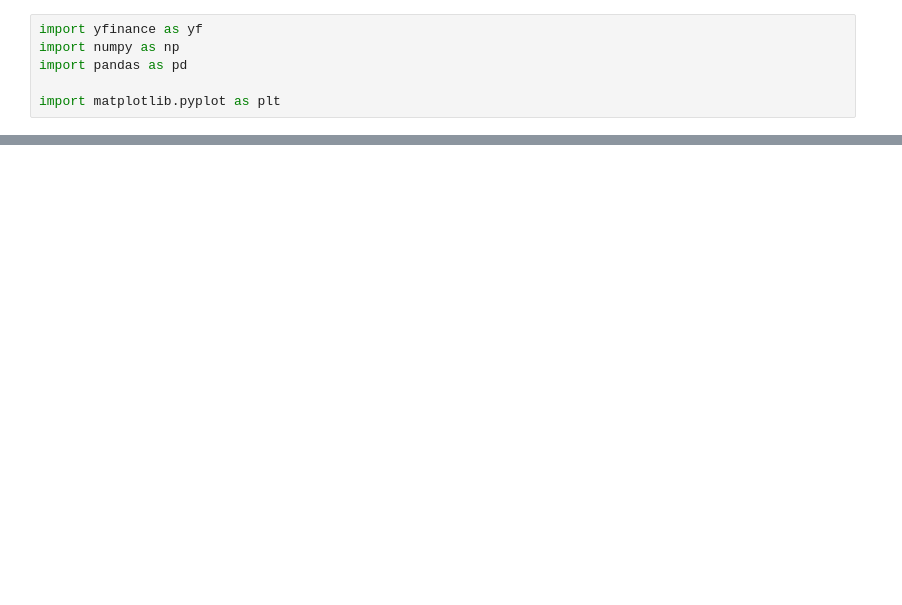
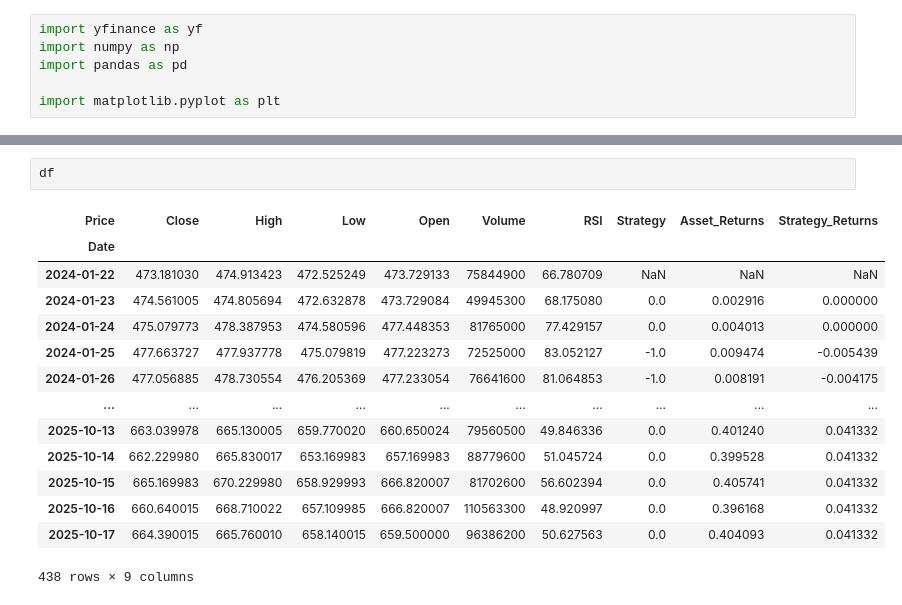
Before and after one commit to Bruhoffer/talearning, a Jupyter notebook: RSI.ipynb, the cells around one changed output, grey strips where cells are left out. Saved outputs shown, nothing was run; the diff lists cells and outputs as text; blank space fills up the shorter version.

```diff
--- a/RSI.ipynb
+++ b/RSI.ipynb
@@ -56,0 +80,17 @@ main()
+# %%
+df
+# %% [output]
+| Price | Close | High | Low | Open | Volume | RSI | Strategy | Asset_Returns | Strategy_Returns |
+| Date |  |  |  |  |  |  |  |  |  |
+| 2024-01-22 | 473.181030 | 474.913423 | 472.525249 | 473.729133 | 75844900 | 66.780709 | NaN | NaN | NaN |
+| 2024-01-23 | 474.561005 | 474.805694 | 472.632878 | 473.729084 | 49945300 | 68.175080 | 0.0 | 0.002916 | 0.000000 |
+| 2024-01-24 | 475.079773 | 478.387953 | 474.580596 | 477.448353 | 81765000 | 77.429157 | 0.0 | 0.004013 | 0.000000 |
+| 2024-01-25 | 477.663727 | 477.937778 | 475.079819 | 477.223273 | 72525000 | 83.052127 | -1.0 | 0.009474 | -0.005439 |
+| 2024-01-26 | 477.056885 | 478.730554 | 476.205369 | 477.233054 | 76641600 | 81.064853 | -1.0 | 0.008191 | -0.004175 |
+| ... | ... | ... | ... | ... | ... | ... | ... | ... | ... |
+| 2025-10-13 | 663.039978 | 665.130005 | 659.770020 | 660.650024 | 79560500 | 49.846336 | 0.0 | 0.401240 | 0.041332 |
+| 2025-10-14 | 662.229980 | 665.830017 | 653.169983 | 657.169983 | 88779600 | 51.045724 | 0.0 | 0.399528 | 0.041332 |
+| 2025-10-15 | 665.169983 | 670.229980 | 658.929993 | 666.820007 | 81702600 | 56.602394 | 0.0 | 0.405741 | 0.041332 |
+| 2025-10-16 | 660.640015 | 668.710022 | 657.109985 | 666.820007 | 110563300 | 48.920997 | 0.0 | 0.396168 | 0.041332 |
+| 2025-10-17 | 664.390015 | 665.760010 | 658.140015 | 659.500000 | 96386200 | 50.627563 | 0.0 | 0.404093 | 0.041332 |
+438 rows × 9 columns
```
Also changed, not shown: parts of 3 cells of this notebook, 6 other files.
